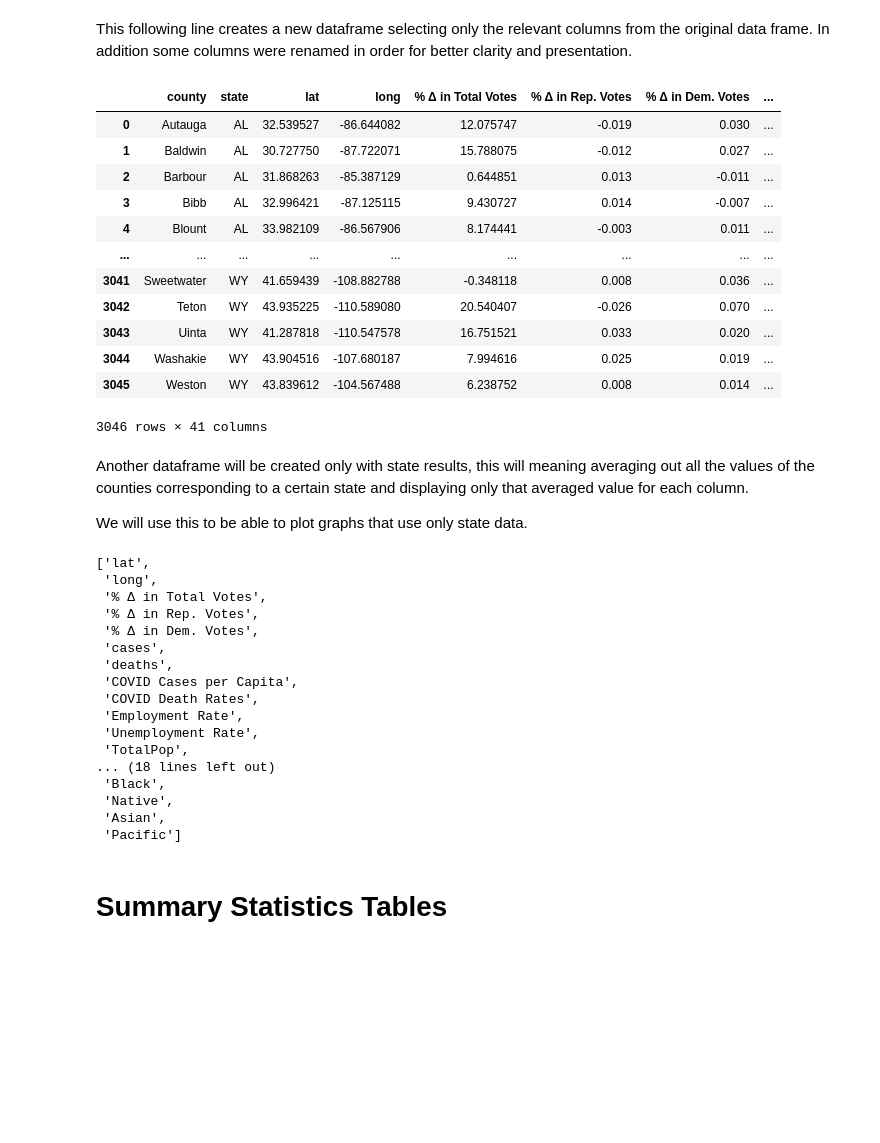
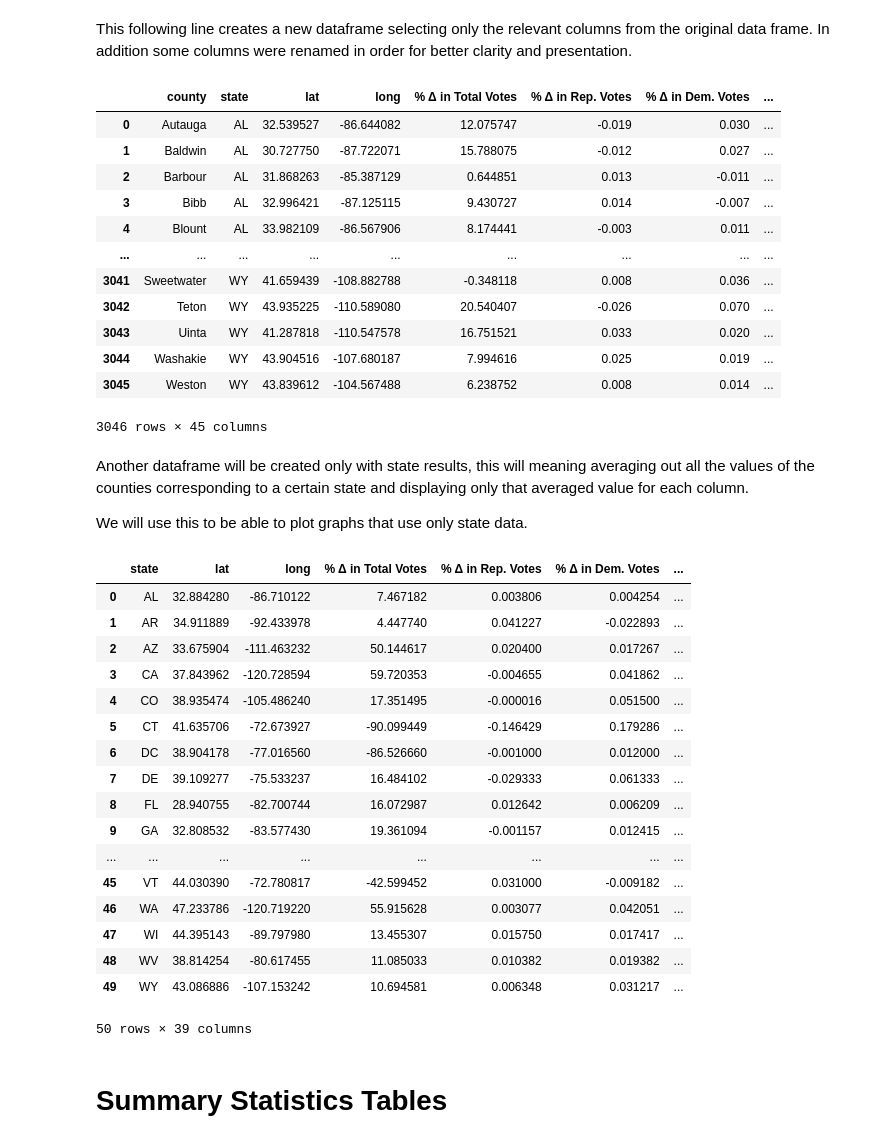
Before and after one commit to anoornazri/225-Project-1, a Jupyter notebook: Project 1.ipynb, the cells around one changed output. Saved outputs shown, nothing was run; the diff lists cells and outputs as text; code cells hidden in the pictures; blank space fills up the shorter version.

```diff
--- a/Project 1.ipynb
+++ b/Project 1.ipynb
@@ -109,11 +114,15 @@ percentages(county_stats)
 # %% [markdown]
 This following line creates a new dataframe selecting only the relevant columns from the original data frame. In addition some columns were renamed in order for better clarity and presentation.
 # %%
-county_new = county_stats[['county', 'state','lat','long', '% \u0394 in Total Votes','% \u0394 in Rep. Votes', '% \u0394 in Dem. Votes', 'Elected 2016', 'Elected 2020'
+county_new = county_stats[['county', 'state','lat','long', '% \u0394 in Total Votes','% \u0394 in Rep. Votes', '% \u0394 in Dem. Votes', 'percentage20_Joe_Biden', 'percentage16_Hillary_Clinton', "percentage20_Donald_Trump","percentage16_Donald_Trump",'Elected 2016', 'Elected 2020'
                           ,'cases', 'deaths', 'COVID Cases per Capita', 'COVID Death Rates', 'Vote Swing', 'Employment Rate', 'Unemployment',
                           'TotalPop','Men','Women', 'Income','IncomeErr','IncomePerCap','IncomePerCapErr','Poverty','Professional',
                            'Service','Office','Construction','Production', 'PrivateWork','PublicWork','SelfEmployed','FamilyWork',
                            'Hispanic','White','Black','Native','Asian','Pacific','Majority Race','Minority Race']].copy()
+county_new = county_new.rename(columns={'percentage20_Joe_Biden': '2020 Democrat Vote Share %'})
+county_new = county_new.rename(columns={'percentage16_Hillary_Clinton': '2016 Democrat Vote Share %'})
+county_new = county_new.rename(columns={'percentage20_Donald_Trump': '2020 Republican Vote Share %'})
+county_new = county_new.rename(columns={'percentage16_Donald_Trump': '2016 Republican Vote Share %'})
 county_new = county_new.rename(columns={"Unemployment": 'Unemployment Rate'})
 county_new = county_new.rename(columns={"Office": '% in Office Work'})
 county_new = county_new.rename(columns={"Service": '% in Service Work'})
@@ -141,4 +150,4 @@ county_new
 | 3043 | Uinta | WY | 41.287818 | -110.547578 | 16.751521 | 0.033 | 0.020 | ... |
 | 3044 | Washakie | WY | 43.904516 | -107.680187 | 7.994616 | 0.025 | 0.019 | ... |
 | 3045 | Weston | WY | 43.839612 | -104.567488 | 6.238752 | 0.008 | 0.014 | ... |
-3046 rows × 41 columns
+3046 rows × 45 columns
@@ -151,26 +153,0 @@ county_new
-# %% [markdown]
-Another dataframe will be created only with state results, this will meaning averaging out all the values of the counties corresponding to a certain state and displaying only that averaged value for each column.
-
-We will use this to be able to plot graphs that use only state data.
-# %%
-states_only = county_new.copy()
-states_only = states_only.groupby('state').mean().apply(list)
-states_only
-# %% [output]
-['lat',
- 'long',
- '% Δ in Total Votes',
- '% Δ in Rep. Votes',
- '% Δ in Dem. Votes',
- 'cases',
- 'deaths',
- 'COVID Cases per Capita',
- 'COVID Death Rates',
- 'Employment Rate',
- 'Unemployment Rate',
- 'TotalPop',
-... (18 lines left out)
- 'Black',
- 'Native',
- 'Asian',
- 'Pacific']
@@ -177,3 +160,30 @@ states_only
+# %% [markdown]
+Another dataframe will be created only with state results, this will meaning averaging out all the values of the counties corresponding to a certain state and displaying only that averaged value for each column.
+
+We will use this to be able to plot graphs that use only state data.
+# %%
+states_only = county_new.copy()
+states_only = states_only.groupby('state').mean().apply(list).reset_index()
+states_only
+# %% [output]
+|  | state | lat | long | % Δ in Total Votes | % Δ in Rep. Votes | % Δ in Dem. Votes | ... |
+| 0 | AL | 32.884280 | -86.710122 | 7.467182 | 0.003806 | 0.004254 | ... |
+| 1 | AR | 34.911889 | -92.433978 | 4.447740 | 0.041227 | -0.022893 | ... |
+| 2 | AZ | 33.675904 | -111.463232 | 50.144617 | 0.020400 | 0.017267 | ... |
+| 3 | CA | 37.843962 | -120.728594 | 59.720353 | -0.004655 | 0.041862 | ... |
+| 4 | CO | 38.935474 | -105.486240 | 17.351495 | -0.000016 | 0.051500 | ... |
+| 5 | CT | 41.635706 | -72.673927 | -90.099449 | -0.146429 | 0.179286 | ... |
+| 6 | DC | 38.904178 | -77.016560 | -86.526660 | -0.001000 | 0.012000 | ... |
+| 7 | DE | 39.109277 | -75.533237 | 16.484102 | -0.029333 | 0.061333 | ... |
+| 8 | FL | 28.940755 | -82.700744 | 16.072987 | 0.012642 | 0.006209 | ... |
+| 9 | GA | 32.808532 | -83.577430 | 19.361094 | -0.001157 | 0.012415 | ... |
+| ... | ... | ... | ... | ... | ... | ... | ... |
+| 45 | VT | 44.030390 | -72.780817 | -42.599452 | 0.031000 | -0.009182 | ... |
+| 46 | WA | 47.233786 | -120.719220 | 55.915628 | 0.003077 | 0.042051 | ... |
+| 47 | WI | 44.395143 | -89.797980 | 13.455307 | 0.015750 | 0.017417 | ... |
+| 48 | WV | 38.814254 | -80.617455 | 11.085033 | 0.010382 | 0.019382 | ... |
+| 49 | WY | 43.086886 | -107.153242 | 10.694581 | 0.006348 | 0.031217 | ... |
+50 rows × 39 columns
 # %% [markdown]
 # Summary Statistics Tables
 # %% [markdown]
```
Also changed, not shown: parts of 19 cells of this notebook.
